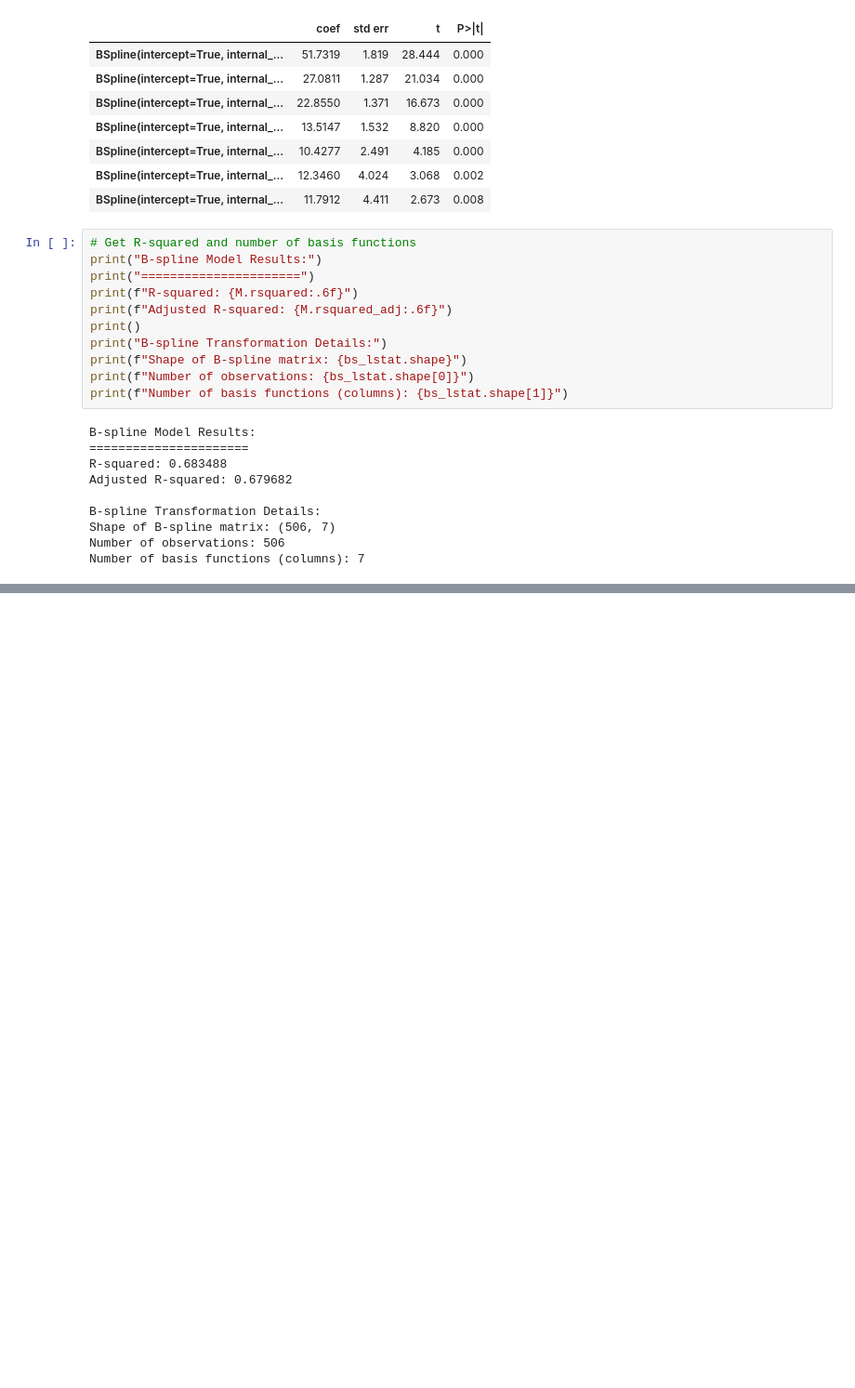
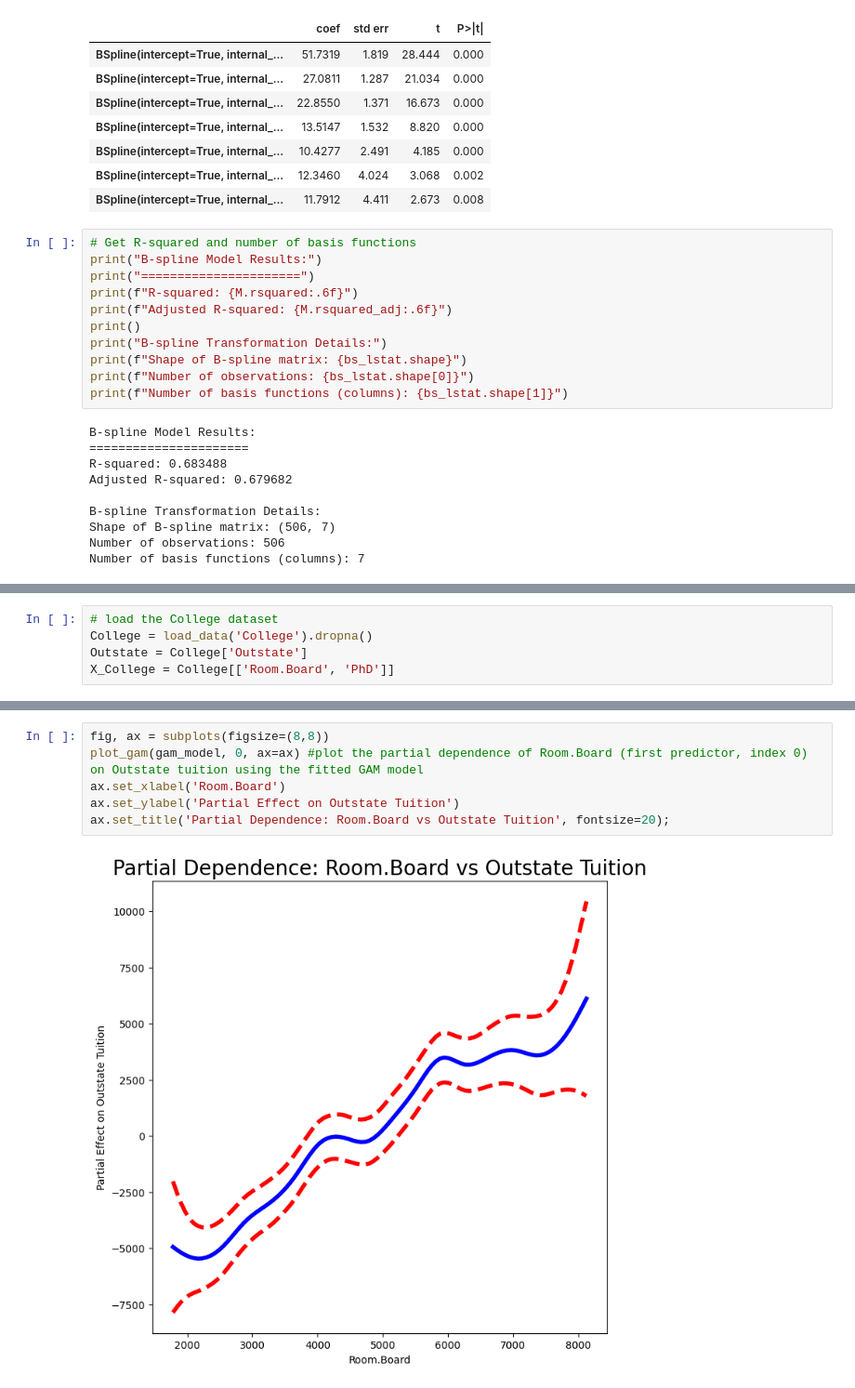
Before and after one commit to WilliamJhong/2025AAE722_William-J, a Jupyter notebook: lab7.ipynb, the cells around one changed output, grey strips where cells are left out. Shown at 93% size. Cells and saved outputs as stored; diff of their text form; blank space fills up the shorter version.

```diff
--- a/lab7.ipynb
+++ b/lab7.ipynb
@@ -117,0 +186,5 @@ Number of basis functions (columns): 7
+# %%
+# load the College dataset
+College = load_data('College').dropna()
+Outstate = College['Outstate']
+X_College = College[['Room.Board', 'PhD']]
@@ -117,0 +199,8 @@ Number of basis functions (columns): 7
+# %%
+fig, ax = subplots(figsize=(8,8))
+plot_gam(gam_model, 0, ax=ax) #plot the partial dependence of Room.Board (first predictor, index 0) on Outstate tuition using the fitted GAM model
+ax.set_xlabel('Room.Board')
+ax.set_ylabel('Partial Effect on Outstate Tuition')
+ax.set_title('Partial Dependence: Room.Board vs Outstate Tuition', fontsize=20);
+# %% [output]
+[figure, added]
```
Also changed, not shown: parts of 14 cells of this notebook.
